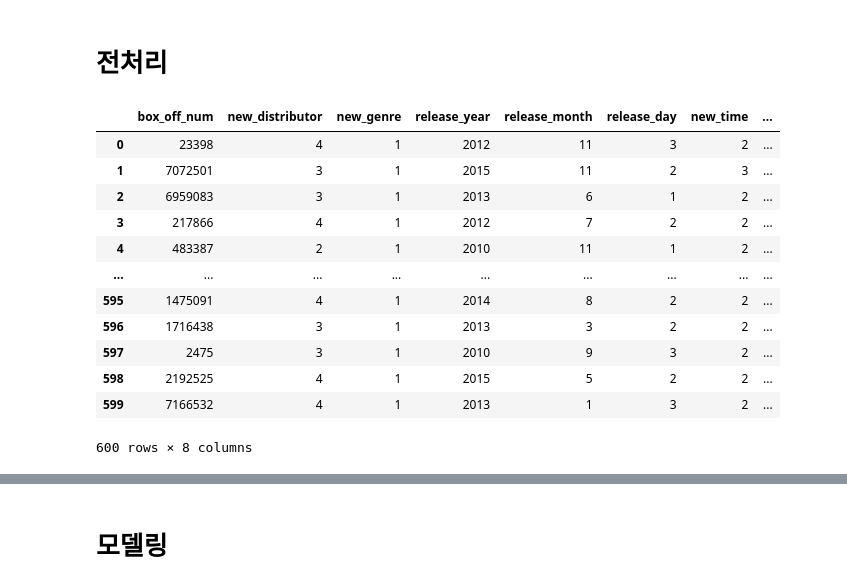
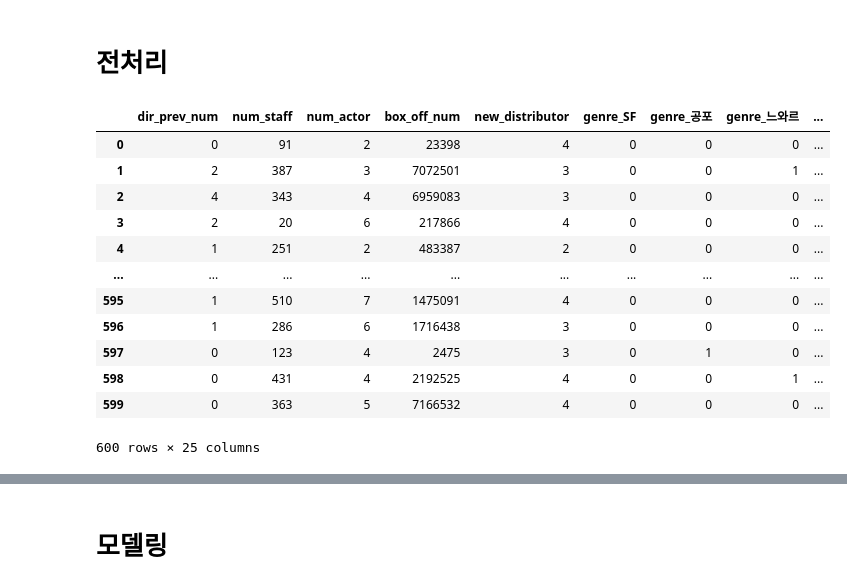
Before and after one commit to shp1204/AI-, a Jupyter notebook: study/1st_movie/movie_modeling.ipynb, the cells around one changed output, grey strips where cells are left out. Cells and saved outputs as stored; diff of their text form; code cells hidden in the pictures.

```diff
--- a/study/1st_movie/movie_modeling.ipynb
+++ b/study/1st_movie/movie_modeling.ipynb
@@ -108,34 +110,34 @@ for i in range(len(distributor_mapper)):
     else :
         mapping.update({ distributor_mapper.index[i] : 1 })
 
-genre_all = df['genre'].unique()
+# genre_all = df['genre'].unique()
 
-mapping_genre = {}
-num = 2
-for genre in genre_all :
-    mapping.update({genre : num})
-    num += 1
+# mapping_genre = {}
+# num = 2
+# for genre in genre_all :
+#     mapping.update({genre : num})
+#     num += 1
 # %%
-delete_col(df)
-distributor(df, mapping)
-make_col(df, 'genre', mapping_genre)
-release_time(df)
-time(df)
-screen_rat(df)
+df = delete_col(df)
+df = distributor(df, mapping)
+df = genre(df)
+df = release_time(df)
+df = time(df)
+df = screen_rat(df)
 
 df
 # %% [output]
-|  | box_off_num | new_distributor | new_genre | release_year | release_month | release_day | new_time | ... |
-| 0 | 23398 | 4 | 1 | 2012 | 11 | 3 | 2 | ... |
-| 1 | 7072501 | 3 | 1 | 2015 | 11 | 2 | 3 | ... |
-| 2 | 6959083 | 3 | 1 | 2013 | 6 | 1 | 2 | ... |
-| 3 | 217866 | 4 | 1 | 2012 | 7 | 2 | 2 | ... |
-| 4 | 483387 | 2 | 1 | 2010 | 11 | 1 | 2 | ... |
-| ... | ... | ... | ... | ... | ... | ... | ... | ... |
-| 595 | 1475091 | 4 | 1 | 2014 | 8 | 2 | 2 | ... |
-| 596 | 1716438 | 3 | 1 | 2013 | 3 | 2 | 2 | ... |
-| 597 | 2475 | 3 | 1 | 2010 | 9 | 3 | 2 | ... |
-| 598 | 2192525 | 4 | 1 | 2015 | 5 | 2 | 2 | ... |
-| 599 | 7166532 | 4 | 1 | 2013 | 1 | 3 | 2 | ... |
+|  | dir_prev_num | num_staff | num_actor | box_off_num | new_distributor | genre_SF | genre_공포 | genre_느와르 | ... |
+| 0 | 0 | 91 | 2 | 23398 | 4 | 0 | 0 | 0 | ... |
+| 1 | 2 | 387 | 3 | 7072501 | 3 | 0 | 0 | 1 | ... |
+| 2 | 4 | 343 | 4 | 6959083 | 3 | 0 | 0 | 0 | ... |
+| 3 | 2 | 20 | 6 | 217866 | 4 | 0 | 0 | 0 | ... |
+| 4 | 1 | 251 | 2 | 483387 | 2 | 0 | 0 | 0 | ... |
+| ... | ... | ... | ... | ... | ... | ... | ... | ... | ... |
+| 595 | 1 | 510 | 7 | 1475091 | 4 | 0 | 0 | 0 | ... |
+| 596 | 1 | 286 | 6 | 1716438 | 3 | 0 | 0 | 0 | ... |
+| 597 | 0 | 123 | 4 | 2475 | 3 | 0 | 1 | 0 | ... |
+| 598 | 0 | 431 | 4 | 2192525 | 4 | 0 | 0 | 1 | ... |
+| 599 | 0 | 363 | 5 | 7166532 | 4 | 0 | 0 | 0 | ... |
-600 rows × 8 columns
+600 rows × 25 columns
 # %%
```
Also changed, not shown: parts of 27 cells of this notebook, 11 other files.
